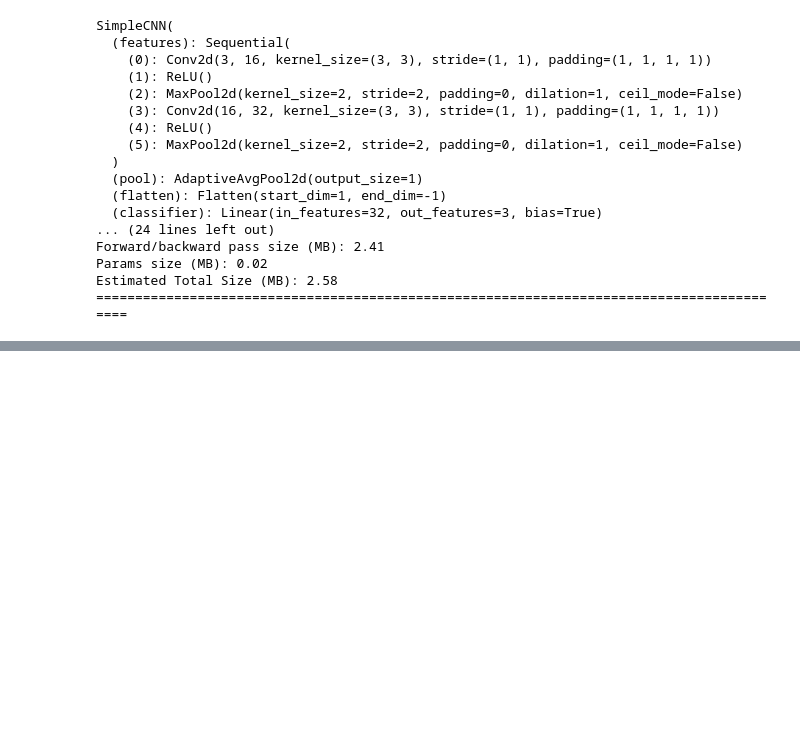
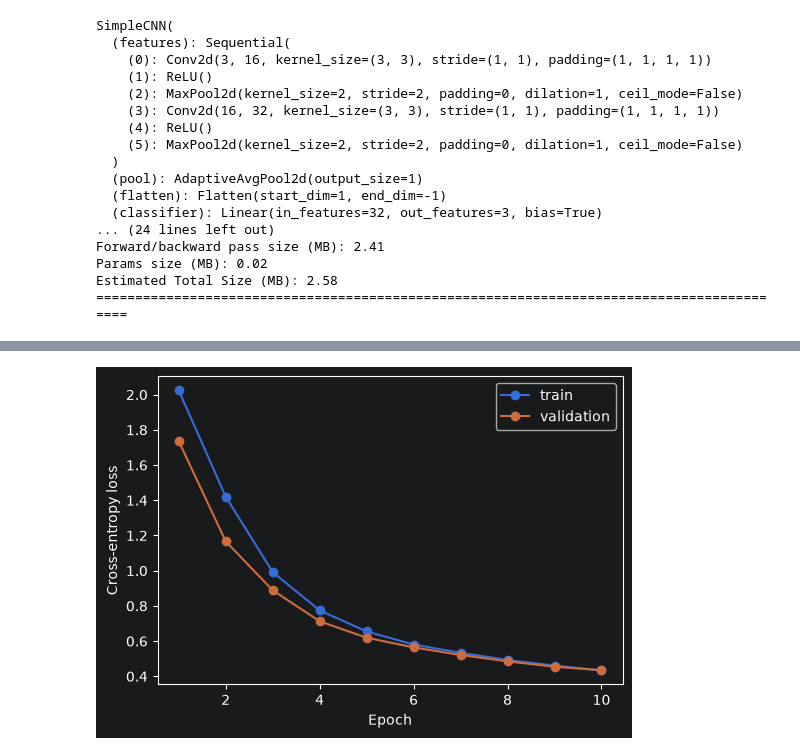
Before and after one commit to HuWanliang/CNN, a Jupyter notebook: SimpleCNN.ipynb, the cells around one changed output, grey strips where cells are left out. Saved outputs shown, nothing was run; the diff lists cells and outputs as text; code cells hidden in the pictures; blank space fills up the shorter version.

```diff
--- a/SimpleCNN.ipynb
+++ b/SimpleCNN.ipynb
@@ -114,0 +167,16 @@ Estimated Total Size (MB): 2.58
+# %%
+#训练和验证过程的loss曲线
+epochs = [row['epoch'] for row in trainer.history]
+loss = [row['loss'] for row in trainer.history]
+val_loss = [row['val_loss'] for row in trainer.history]
+
+fig = plt.figure(1, figsize=(6, 4))
+ax = fig.add_subplot(1, 1, 1)
+ax.plot(epochs, loss, marker='o')
+ax.plot(epochs, val_loss, marker='o')
+ax.set_xlabel('Epoch')
+ax.set_ylabel('Cross-entropy loss')
+ax.legend(['train', 'validation'])
+plt.show()
+# %% [output]
+[figure, added]
```
Also changed, not shown: parts of 4 cells of this notebook.
